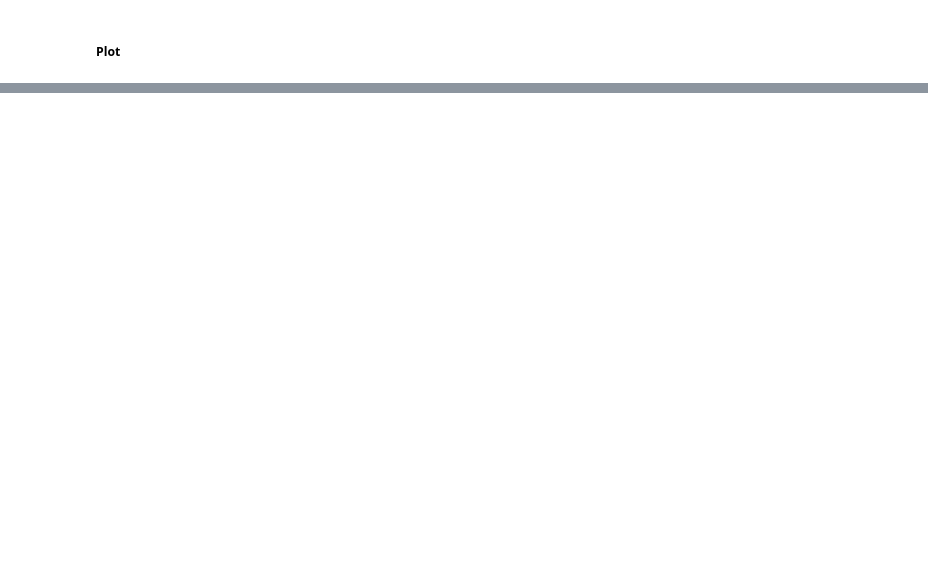
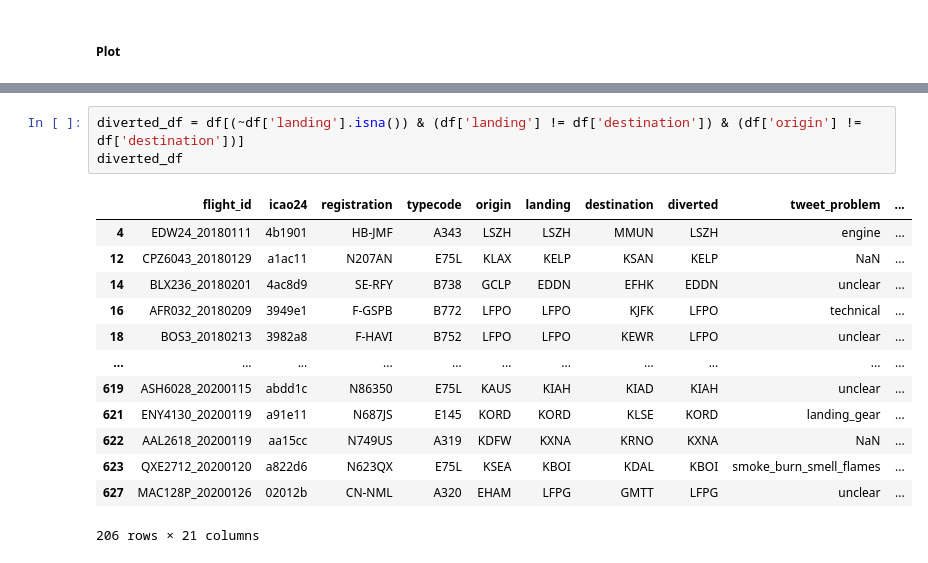
Before and after one commit to ralfreuvers/Constructor-Group-Project-Aviation, a Jupyter notebook: notebooks/ralf_processed_plotting.ipynb, the cells around one changed output, grey strips where cells are left out. Cells and saved outputs as stored; diff of their text form; blank space fills up the shorter version.

```diff
--- a/notebooks/ralf_processed_plotting.ipynb
+++ b/notebooks/ralf_processed_plotting.ipynb
@@ -202,0 +249,17 @@ fig3.update_layout(
+# %%
+diverted_df = df[(~df['landing'].isna()) & (df['landing'] != df['destination']) & (df['origin'] != df['destination'])]
+diverted_df
+# %% [output]
+|  | flight_id | icao24 | registration | typecode | origin | landing | destination | diverted | tweet_problem | ... |
+| 4 | EDW24_20180111 | 4b1901 | HB-JMF | A343 | LSZH | LSZH | MMUN | LSZH | engine | ... |
+| 12 | CPZ6043_20180129 | a1ac11 | N207AN | E75L | KLAX | KELP | KSAN | KELP | NaN | ... |
+| 14 | BLX236_20180201 | 4ac8d9 | SE-RFY | B738 | GCLP | EDDN | EFHK | EDDN | unclear | ... |
+| 16 | AFR032_20180209 | 3949e1 | F-GSPB | B772 | LFPO | LFPO | KJFK | LFPO | technical | ... |
+| 18 | BOS3_20180213 | 3982a8 | F-HAVI | B752 | LFPO | LFPO | KEWR | LFPO | unclear | ... |
+| ... | ... | ... | ... | ... | ... | ... | ... | ... | ... | ... |
+| 619 | ASH6028_20200115 | abdd1c | N86350 | E75L | KAUS | KIAH | KIAD | KIAH | unclear | ... |
+| 621 | ENY4130_20200119 | a91e11 | N687JS | E145 | KORD | KORD | KLSE | KORD | landing_gear | ... |
+| 622 | AAL2618_20200119 | aa15cc | N749US | A319 | KDFW | KXNA | KRNO | KXNA | NaN | ... |
+| 623 | QXE2712_20200120 | a822d6 | N623QX | E75L | KSEA | KBOI | KDAL | KBOI | smoke_burn_smell_flames | ... |
+| 627 | MAC128P_20200126 | 02012b | CN-NML | A320 | EHAM | LFPG | GMTT | LFPG | unclear | ... |
+206 rows × 21 columns
```
Also changed, not shown: parts of 13 cells of this notebook, 1 other file.
